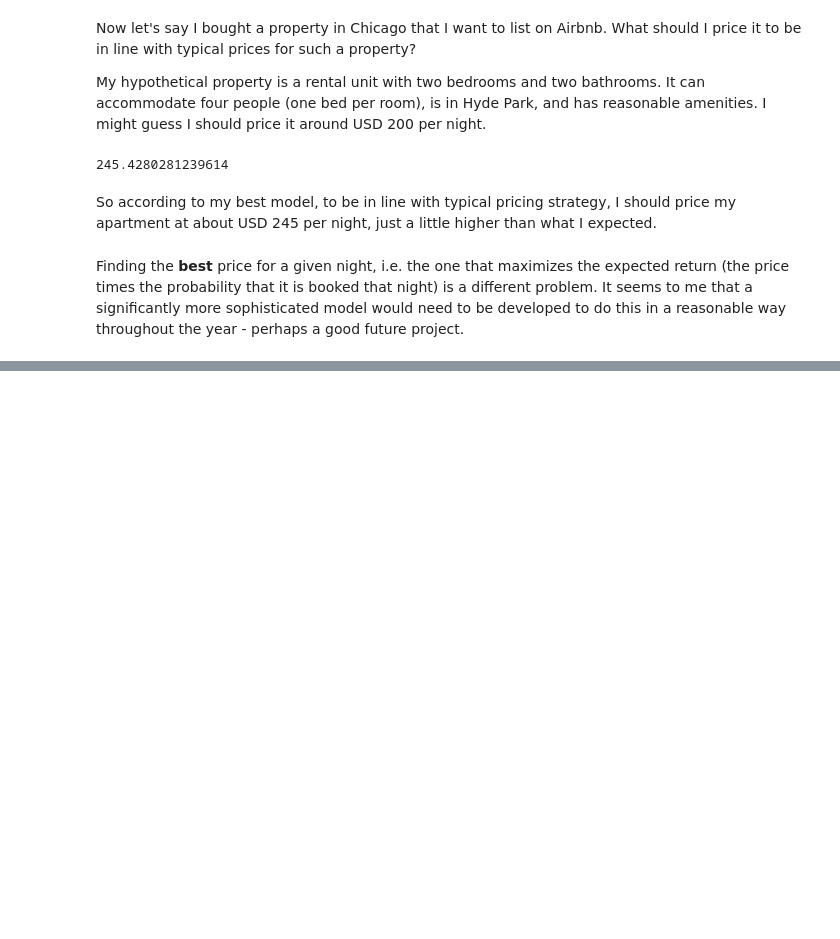
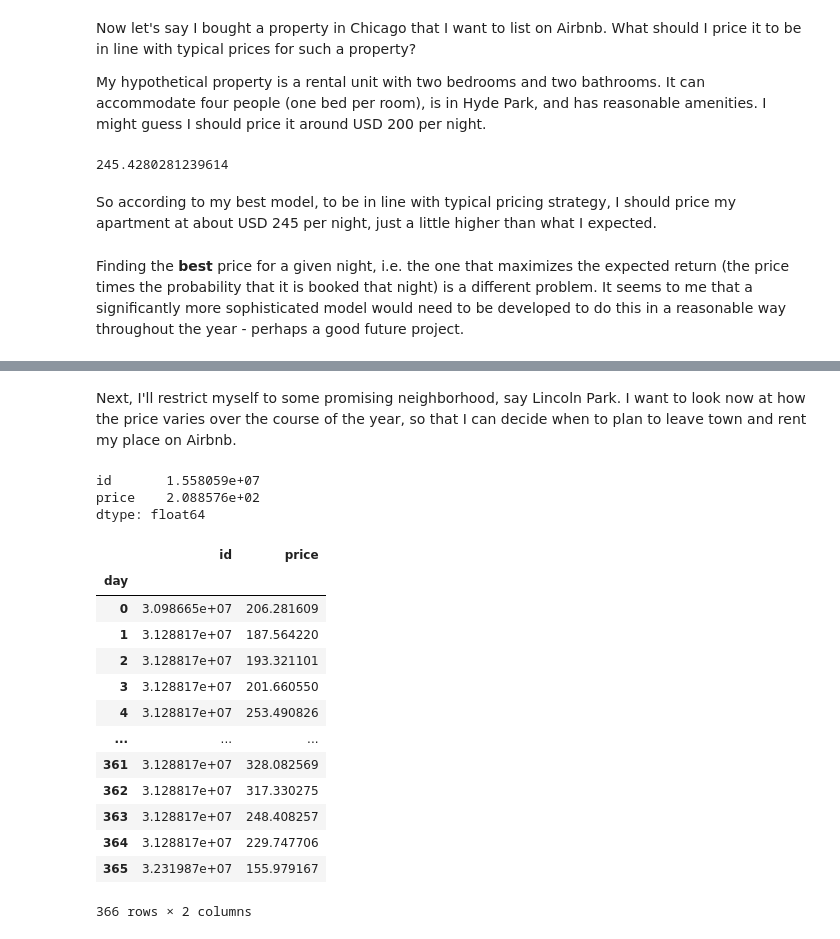
Before and after one commit to tdauer2718/airbnb-chicago, a Jupyter notebook: Chicago Airbnb analysis.ipynb, the cells around one changed output, grey strips where cells are left out. Cells and saved outputs as stored; diff of their text form; code cells hidden in the pictures; blank space fills up the shorter version.

```diff
--- a/Chicago Airbnb analysis.ipynb
+++ b/Chicago Airbnb analysis.ipynb
@@ -1142,0 +1184,3 @@ Finding the **best** price for a given night, i.e. the one that maximizes the ex
+# %%
+df_std = price_by_nbd.groupby(by='id').std()/price_by_nbd.groupby(by='id').mean()
+df_std.rename({'price': 'fractional_std_of_price'}, axis=1, inplace=True)
@@ -1142,0 +1246,28 @@ Finding the **best** price for a given night, i.e. the one that maximizes the ex
+# %% [markdown]
+Next, I'll restrict myself to some promising neighborhood, say Lincoln Park. I want to look now at how the price varies over the course of the year, so that I can decide when to plan to leave town and rent my place on Airbnb.
+# %%
+df = price_by_nbd.loc[price_by_nbd['neighborhood']==
+                                'Lincoln Park'].groupby(by='day')
+# %%
+df.std().mean()
+# %% [output]
+id       1.558059e+07
+price    2.088576e+02
+dtype: float64
+# %%
+df.mean()
+# %% [output]
+|  | id | price |
+| day |  |  |
+| 0 | 3.098665e+07 | 206.281609 |
+| 1 | 3.128817e+07 | 187.564220 |
+| 2 | 3.128817e+07 | 193.321101 |
+| 3 | 3.128817e+07 | 201.660550 |
+| 4 | 3.128817e+07 | 253.490826 |
+| ... | ... | ... |
+| 361 | 3.128817e+07 | 328.082569 |
+| 362 | 3.128817e+07 | 317.330275 |
+| 363 | 3.128817e+07 | 248.408257 |
+| 364 | 3.128817e+07 | 229.747706 |
+| 365 | 3.231987e+07 | 155.979167 |
+366 rows × 2 columns
```
Also changed, not shown: parts of 37 cells of this notebook.
